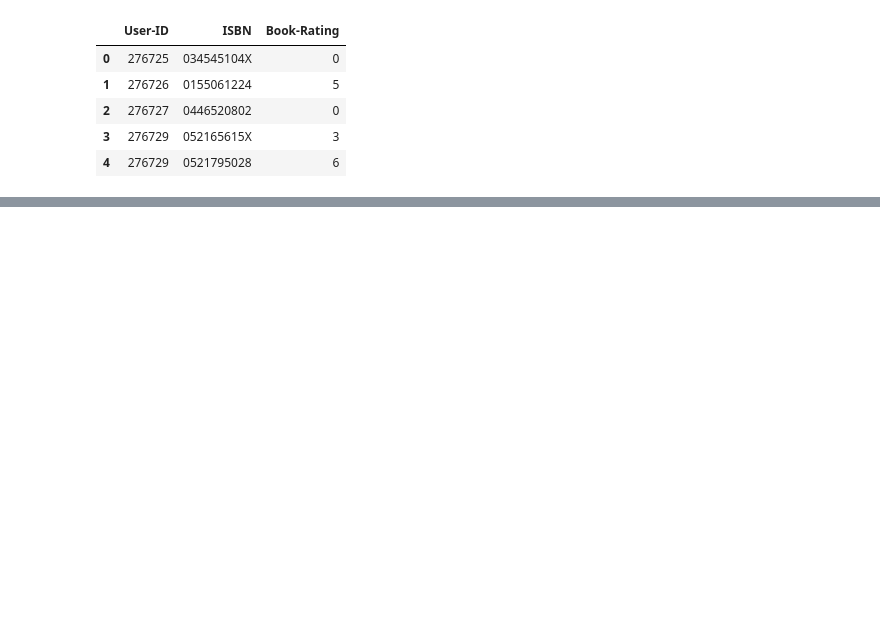
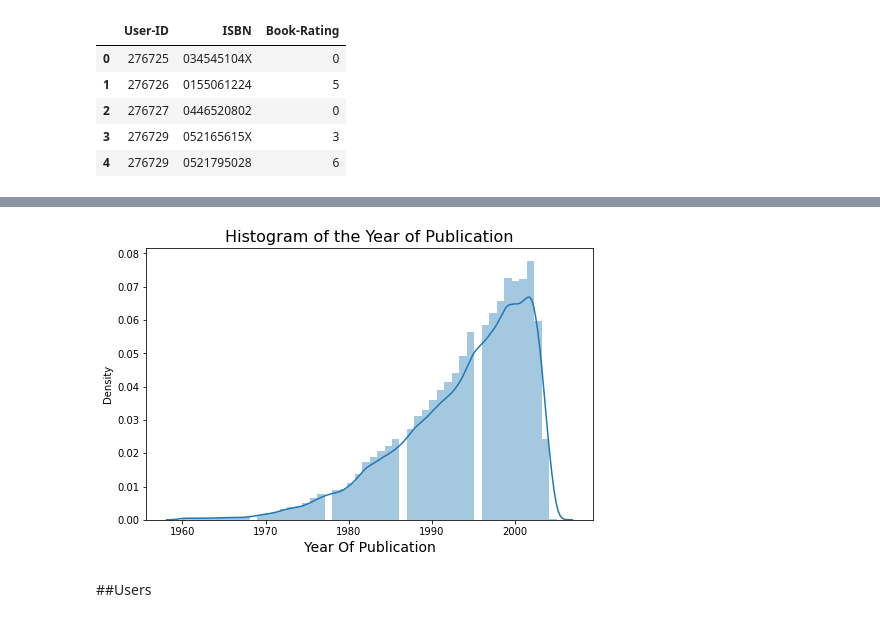
Before and after one commit to ansonsibi1/Book_Recommendation_System_Anson_Sibi, a Jupyter notebook: Book_Recommendation_System_Anson_Sibi.ipynb, the cells around one changed output, grey strips where cells are left out. Saved outputs shown, nothing was run; the diff lists cells and outputs as text; code cells hidden in the pictures; blank space fills up the shorter version.

```diff
--- a/Book_Recommendation_System_Anson_Sibi.ipynb
+++ b/Book_Recommendation_System_Anson_Sibi.ipynb
@@ -83,0 +207,8 @@ ratings.head()
+# %%
+index=books.loc[books['Year-Of-Publication']=='DK Publishing Inc'].index
+books.drop(index,inplace=True)
+index=books.loc[books['Year-Of-Publication']=='Gallimard'].index
+books.drop(index,inplace=True)
+books['Year-Of-Publication'].replace({'0':books['Year-Of-Publication'].value_counts().idxmax()},inplace=True)
+books['Year-Of-Publication'] = books['Year-Of-Publication'].astype(str).astype(int)
+books['Year-Of-Publication'].unique()
@@ -83,0 +227,12 @@ ratings.head()
+# %%
+fig=plt.figure(figsize=(8,5))
+y1 = books[books['Year-Of-Publication'] >= 1960]
+y1 = y1[y1['Year-Of-Publication'] <= 2005]
+sns.distplot(y1['Year-Of-Publication'])
+plt.xlabel('Year Of Publication',size=14)
+plt.title('Histogram of the Year of Publication',size=16)
+plt.show()
+# %% [output]
+[figure, added]
+# %% [markdown]
+##Users
```
Also changed, not shown: parts of 29 cells of this notebook.
